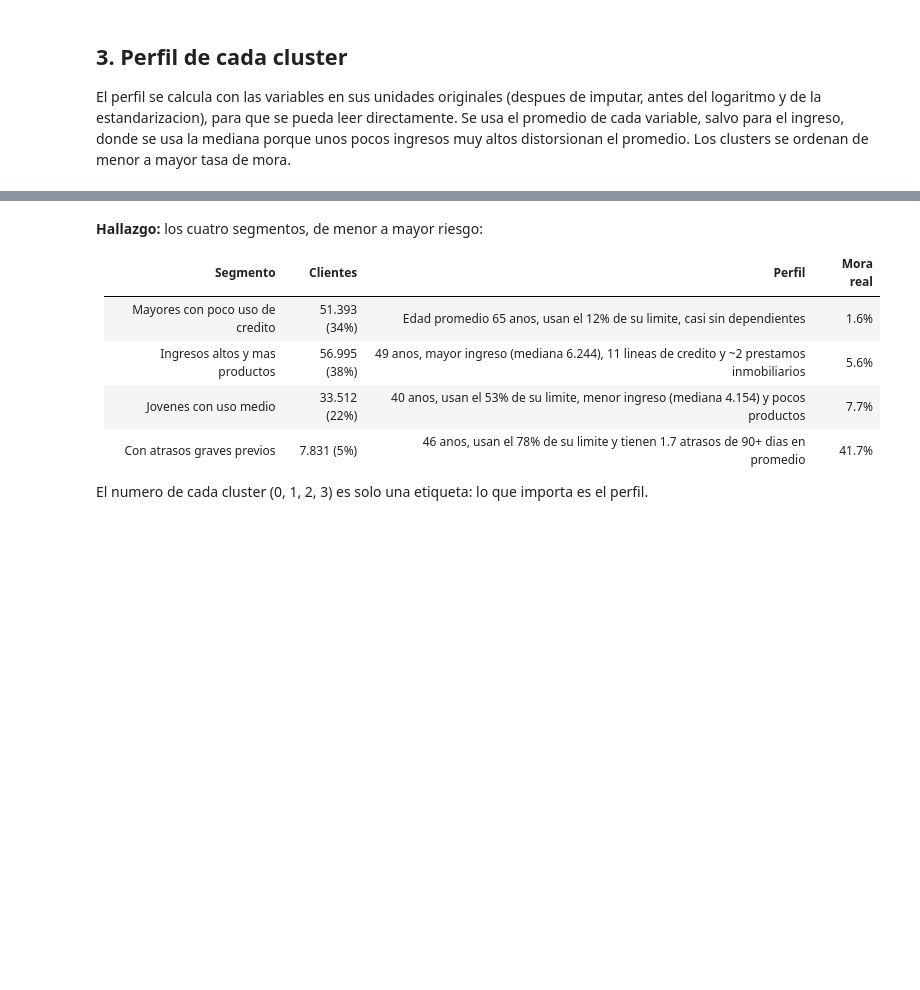
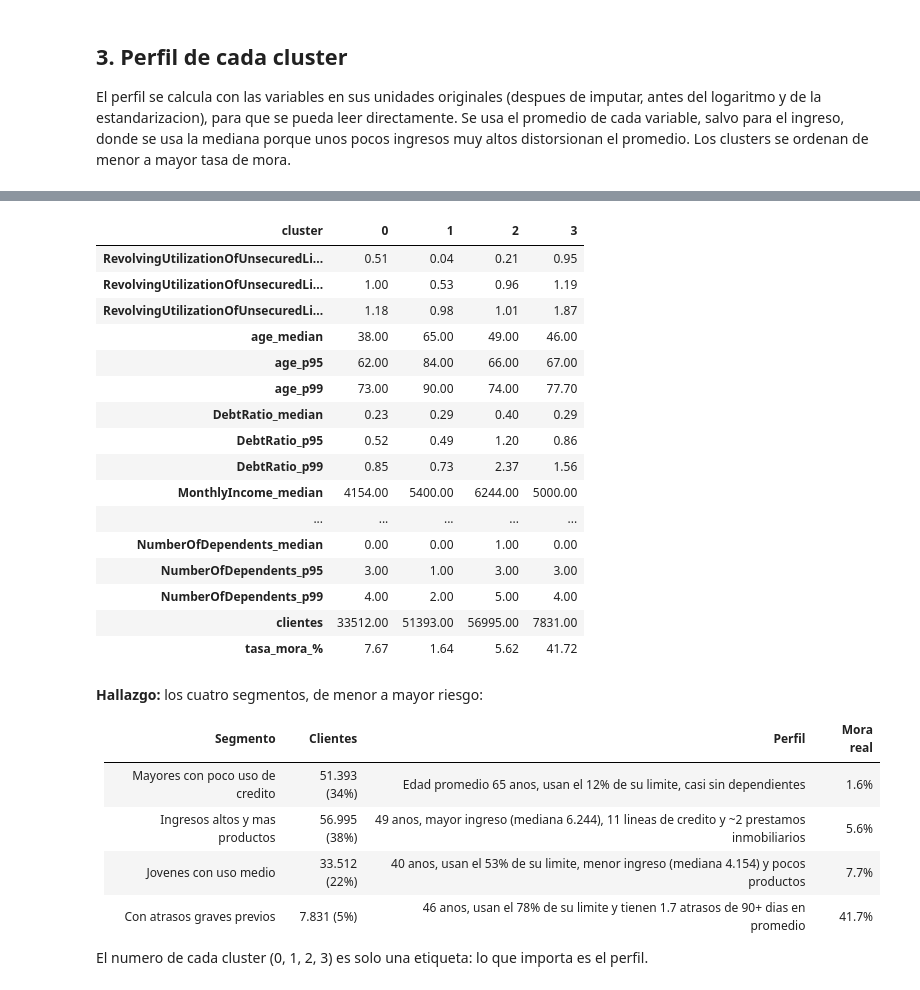
Before and after one commit to EmiiFernandez/data_science_ypf_proyecto, a Jupyter notebook: notebooks/03_modelo_no_supervisado.ipynb, the cells around one changed output, grey strips where cells are left out. Saved outputs shown, nothing was run; the diff lists cells and outputs as text; code cells hidden in the pictures; blank space fills up the shorter version.

Commit message:
ajuste kmeans modelo_no_supervisado

```diff
--- a/notebooks/03_modelo_no_supervisado.ipynb
+++ b/notebooks/03_modelo_no_supervisado.ipynb
@@ -198,3 +253,36 @@ display(perfil.round(2).T)
+# %%
+# La mediana y los percentiles evitan que la media oculte colas largas.
+if "cluster" not in df_cluster.columns:
+    raise RuntimeError("Ejecutá primero la celda que entrena KMeans y asigna df_cluster['cluster'].")
+X_perfil_robusto = X.copy()
+X_perfil_robusto["cluster"] = df_cluster["cluster"].to_numpy()
+perfil_robusto = X_perfil_robusto.groupby("cluster")[features_clustering].agg(
+    ["median", lambda s: s.quantile(0.95), lambda s: s.quantile(0.99)]
+)
+perfil_robusto.columns = [
+    f"{col}_{estadistico.replace('<lambda_0>', 'p95').replace('<lambda_1>', 'p99')}"
+    for col, estadistico in perfil_robusto.columns
+]
+perfil_robusto = perfil_robusto.join(perfil[["clientes", "tasa_mora_%"]])
+display(perfil_robusto.round(2).T)
+# %% [output]
+| cluster | 0 | 1 | 2 | 3 |
+| RevolvingUtilizationOfUnsecuredLi... | 0.51 | 0.04 | 0.21 | 0.95 |
+| RevolvingUtilizationOfUnsecuredLi... | 1.00 | 0.53 | 0.96 | 1.19 |
+| RevolvingUtilizationOfUnsecuredLi... | 1.18 | 0.98 | 1.01 | 1.87 |
+| age_median | 38.00 | 65.00 | 49.00 | 46.00 |
+| age_p95 | 62.00 | 84.00 | 66.00 | 67.00 |
+| age_p99 | 73.00 | 90.00 | 74.00 | 77.70 |
+| DebtRatio_median | 0.23 | 0.29 | 0.40 | 0.29 |
+| DebtRatio_p95 | 0.52 | 0.49 | 1.20 | 0.86 |
+| DebtRatio_p99 | 0.85 | 0.73 | 2.37 | 1.56 |
+| MonthlyIncome_median | 4154.00 | 5400.00 | 6244.00 | 5000.00 |
+| ... | ... | ... | ... | ... |
+| NumberOfDependents_median | 0.00 | 0.00 | 1.00 | 0.00 |
+| NumberOfDependents_p95 | 3.00 | 1.00 | 3.00 | 3.00 |
+| NumberOfDependents_p99 | 4.00 | 2.00 | 5.00 | 4.00 |
+| clientes | 33512.00 | 51393.00 | 56995.00 | 7831.00 |
+| tasa_mora_% | 7.67 | 1.64 | 5.62 | 41.72 |
 # %% [markdown]
 **Hallazgo:** los cuatro segmentos, de menor a mayor riesgo:
 
```
Also changed, not shown: parts of 9 cells of this notebook, 2 other files.
